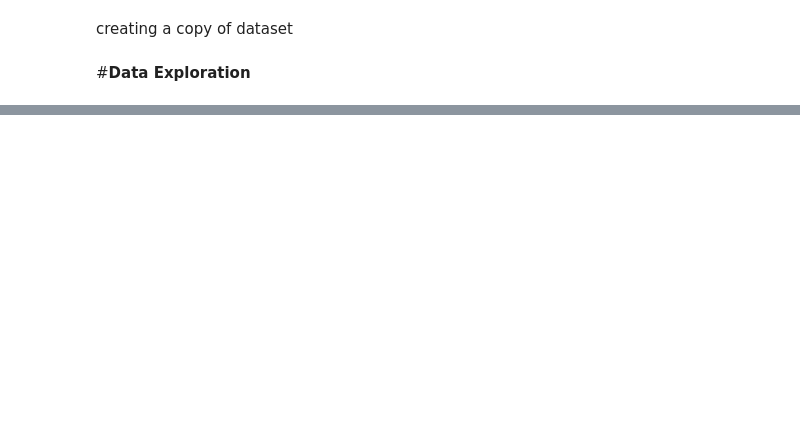
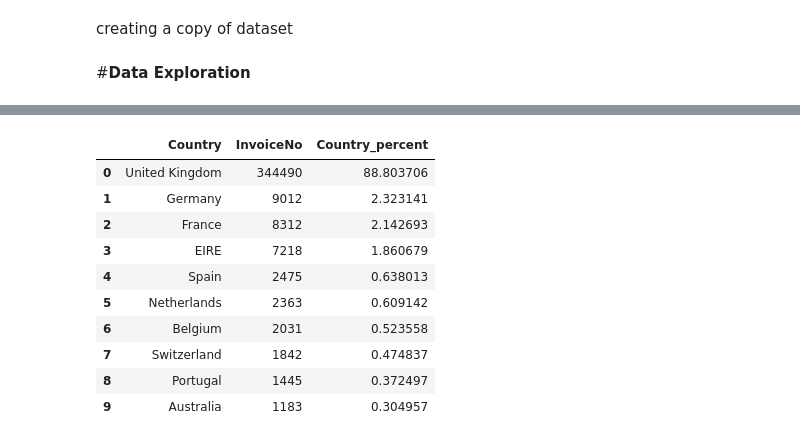
Before and after one commit to snehahampapura/Online-Retail-Customer-Segmentation, a Jupyter notebook: Online_Retail_Customer_Segmentation_Capstone_Project.ipynb, the cells around one changed output, grey strips where cells are left out. Saved outputs shown, nothing was run; the diff lists cells and outputs as text; code cells hidden in the pictures; blank space fills up the shorter version.

```diff
--- a/Online_Retail_Customer_Segmentation_Capstone_Project.ipynb
+++ b/Online_Retail_Customer_Segmentation_Capstone_Project.ipynb
@@ -138,0 +311,14 @@ Index(['InvoiceNo', 'StockCode', 'Description', 'Quantity', 'InvoiceDate',
+# %%
+Top_ten_country
+# %% [output]
+|  | Country | InvoiceNo | Country_percent |
+| 0 | United Kingdom | 344490 | 88.803706 |
+| 1 | Germany | 9012 | 2.323141 |
+| 2 | France | 8312 | 2.142693 |
+| 3 | EIRE | 7218 | 1.860679 |
+| 4 | Spain | 2475 | 0.638013 |
+| 5 | Netherlands | 2363 | 0.609142 |
+| 6 | Belgium | 2031 | 0.523558 |
+| 7 | Switzerland | 1842 | 0.474837 |
+| 8 | Portugal | 1445 | 0.372497 |
+| 9 | Australia | 1183 | 0.304957 |
```
Also changed, not shown: parts of 49 cells of this notebook.
